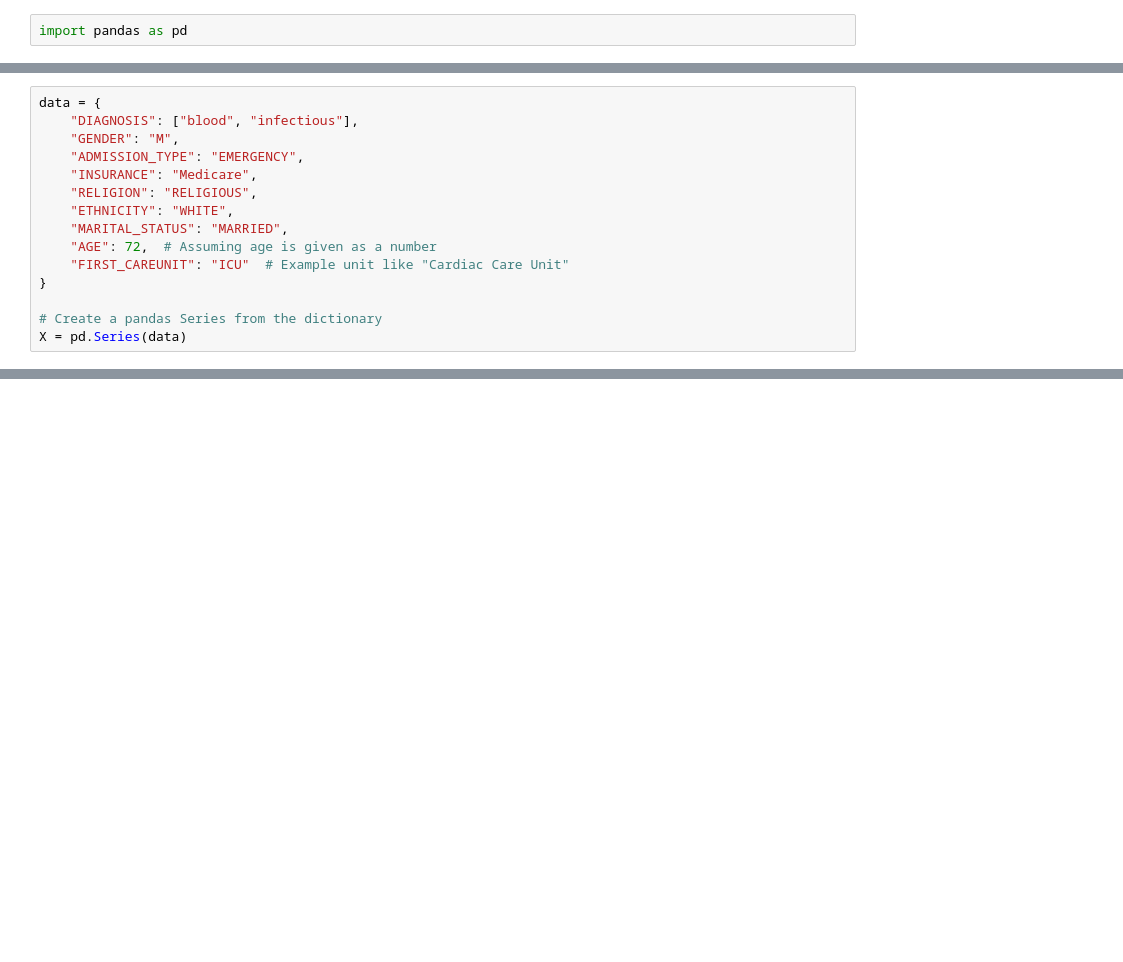
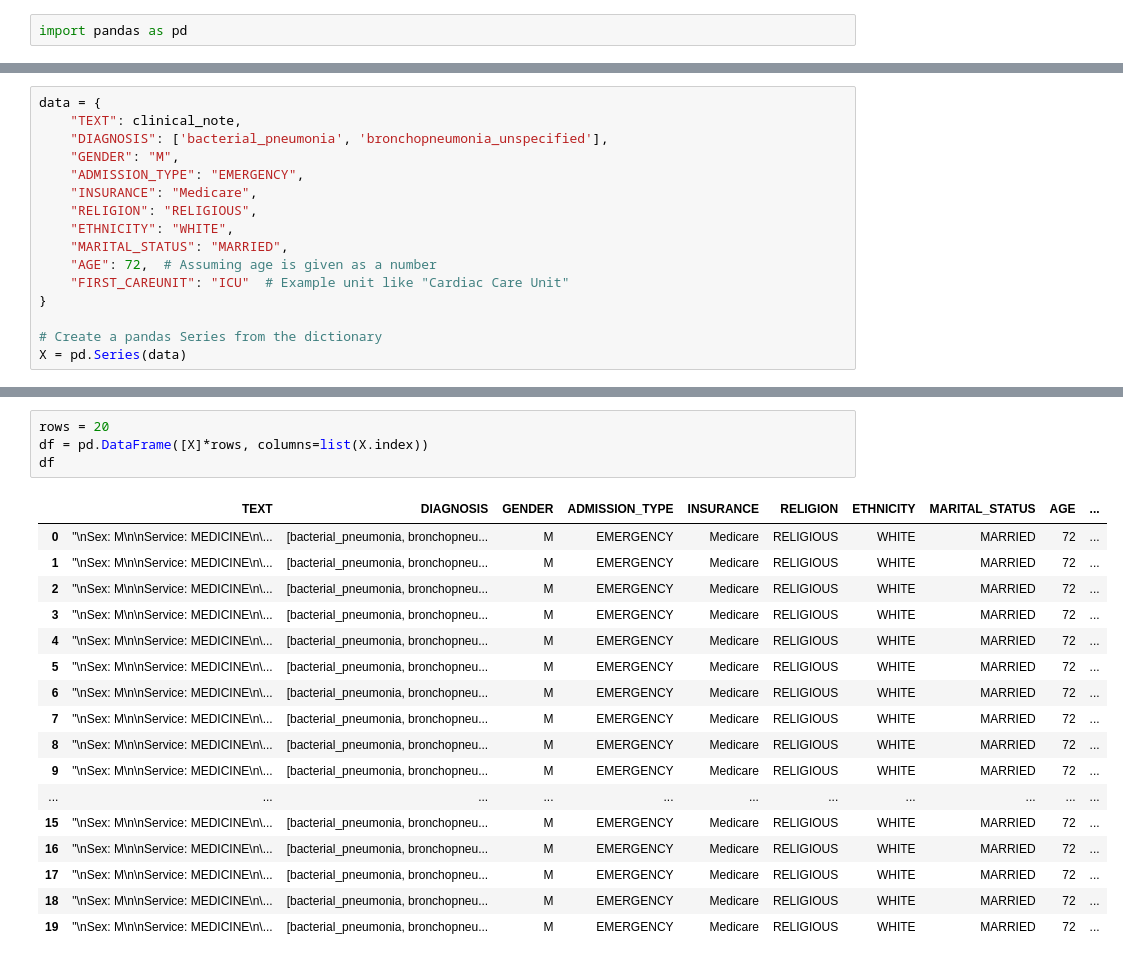
Before and after one commit to MinhPhuc1510/LengthOfStayPredictor, a Jupyter notebook: length_of_stay_prediction/test.ipynb, the cells around one changed output, grey strips where cells are left out. Cells and saved outputs as stored; diff of their text form; blank space fills up the shorter version.

```diff
--- a/length_of_stay_prediction/test.ipynb
+++ b/length_of_stay_prediction/test.ipynb
@@ -3,6 +226,7 @@ import pandas as pd
 # %%
 data = {
-    "DIAGNOSIS": ["blood", "infectious"],
+    "TEXT": clinical_note,
+    "DIAGNOSIS": ['bacterial_pneumonia', 'bronchopneumonia_unspecified'],
     "GENDER": "M",
     "ADMISSION_TYPE": "EMERGENCY",
     "INSURANCE": "Medicare",
@@ -29,0 +275,22 @@ array([1])
+# %%
+rows = 20
+df = pd.DataFrame([X]*rows, columns=list(X.index))
+df
+# %% [output]
+|  | TEXT | DIAGNOSIS | GENDER | ADMISSION_TYPE | INSURANCE | RELIGION | ETHNICITY | MARITAL_STATUS | AGE | ... |
+| 0 | "\nSex: M\n\nService: MEDICINE\n\... | [bacterial_pneumonia, bronchopneu... | M | EMERGENCY | Medicare | RELIGIOUS | WHITE | MARRIED | 72 | ... |
+| 1 | "\nSex: M\n\nService: MEDICINE\n\... | [bacterial_pneumonia, bronchopneu... | M | EMERGENCY | Medicare | RELIGIOUS | WHITE | MARRIED | 72 | ... |
+| 2 | "\nSex: M\n\nService: MEDICINE\n\... | [bacterial_pneumonia, bronchopneu... | M | EMERGENCY | Medicare | RELIGIOUS | WHITE | MARRIED | 72 | ... |
+| 3 | "\nSex: M\n\nService: MEDICINE\n\... | [bacterial_pneumonia, bronchopneu... | M | EMERGENCY | Medicare | RELIGIOUS | WHITE | MARRIED | 72 | ... |
+| 4 | "\nSex: M\n\nService: MEDICINE\n\... | [bacterial_pneumonia, bronchopneu... | M | EMERGENCY | Medicare | RELIGIOUS | WHITE | MARRIED | 72 | ... |
+| 5 | "\nSex: M\n\nService: MEDICINE\n\... | [bacterial_pneumonia, bronchopneu... | M | EMERGENCY | Medicare | RELIGIOUS | WHITE | MARRIED | 72 | ... |
+| 6 | "\nSex: M\n\nService: MEDICINE\n\... | [bacterial_pneumonia, bronchopneu... | M | EMERGENCY | Medicare | RELIGIOUS | WHITE | MARRIED | 72 | ... |
+| 7 | "\nSex: M\n\nService: MEDICINE\n\... | [bacterial_pneumonia, bronchopneu... | M | EMERGENCY | Medicare | RELIGIOUS | WHITE | MARRIED | 72 | ... |
+| 8 | "\nSex: M\n\nService: MEDICINE\n\... | [bacterial_pneumonia, bronchopneu... | M | EMERGENCY | Medicare | RELIGIOUS | WHITE | MARRIED | 72 | ... |
+| 9 | "\nSex: M\n\nService: MEDICINE\n\... | [bacterial_pneumonia, bronchopneu... | M | EMERGENCY | Medicare | RELIGIOUS | WHITE | MARRIED | 72 | ... |
+| ... | ... | ... | ... | ... | ... | ... | ... | ... | ... | ... |
+| 15 | "\nSex: M\n\nService: MEDICINE\n\... | [bacterial_pneumonia, bronchopneu... | M | EMERGENCY | Medicare | RELIGIOUS | WHITE | MARRIED | 72 | ... |
+| 16 | "\nSex: M\n\nService: MEDICINE\n\... | [bacterial_pneumonia, bronchopneu... | M | EMERGENCY | Medicare | RELIGIOUS | WHITE | MARRIED | 72 | ... |
+| 17 | "\nSex: M\n\nService: MEDICINE\n\... | [bacterial_pneumonia, bronchopneu... | M | EMERGENCY | Medicare | RELIGIOUS | WHITE | MARRIED | 72 | ... |
+| 18 | "\nSex: M\n\nService: MEDICINE\n\... | [bacterial_pneumonia, bronchopneu... | M | EMERGENCY | Medicare | RELIGIOUS | WHITE | MARRIED | 72 | ... |
+| 19 | "\nSex: M\n\nService: MEDICINE\n\... | [bacterial_pneumonia, bronchopneu... | M | EMERGENCY | Medicare | RELIGIOUS | WHITE | MARRIED | 72 | ... |
```
Also changed, not shown: parts of 10 cells of this notebook, 7 other files.
